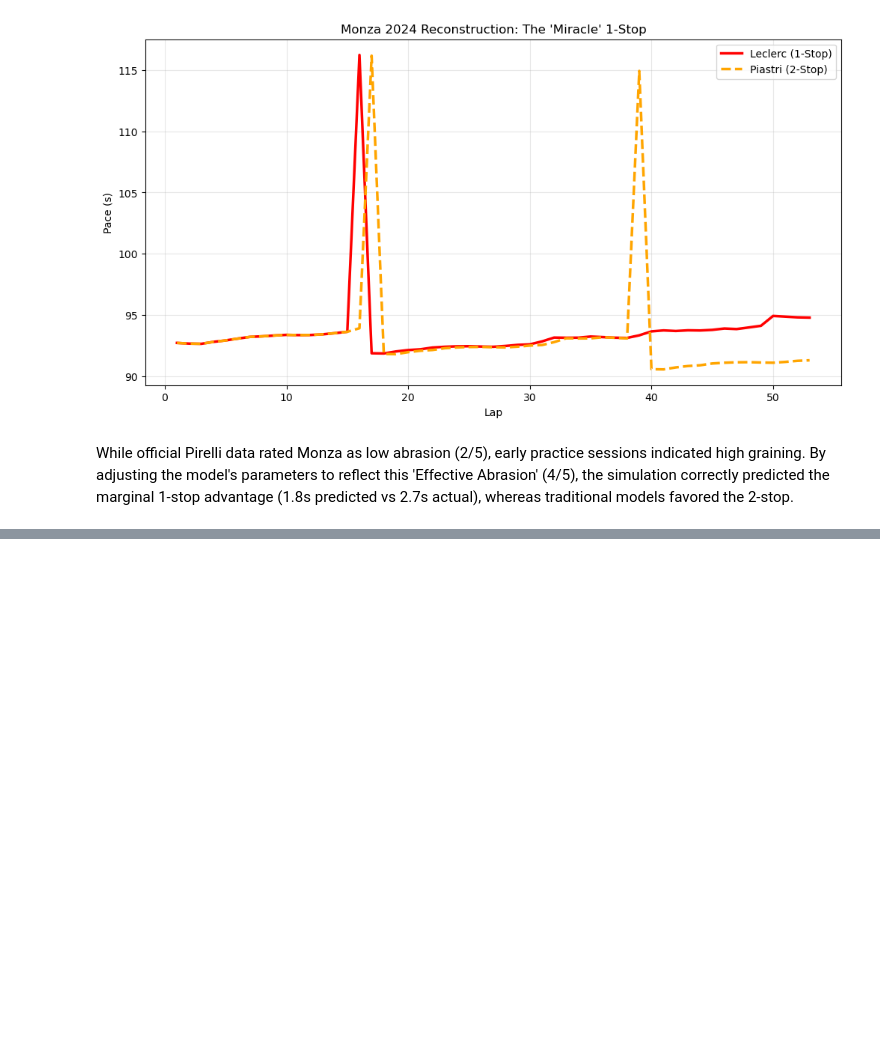
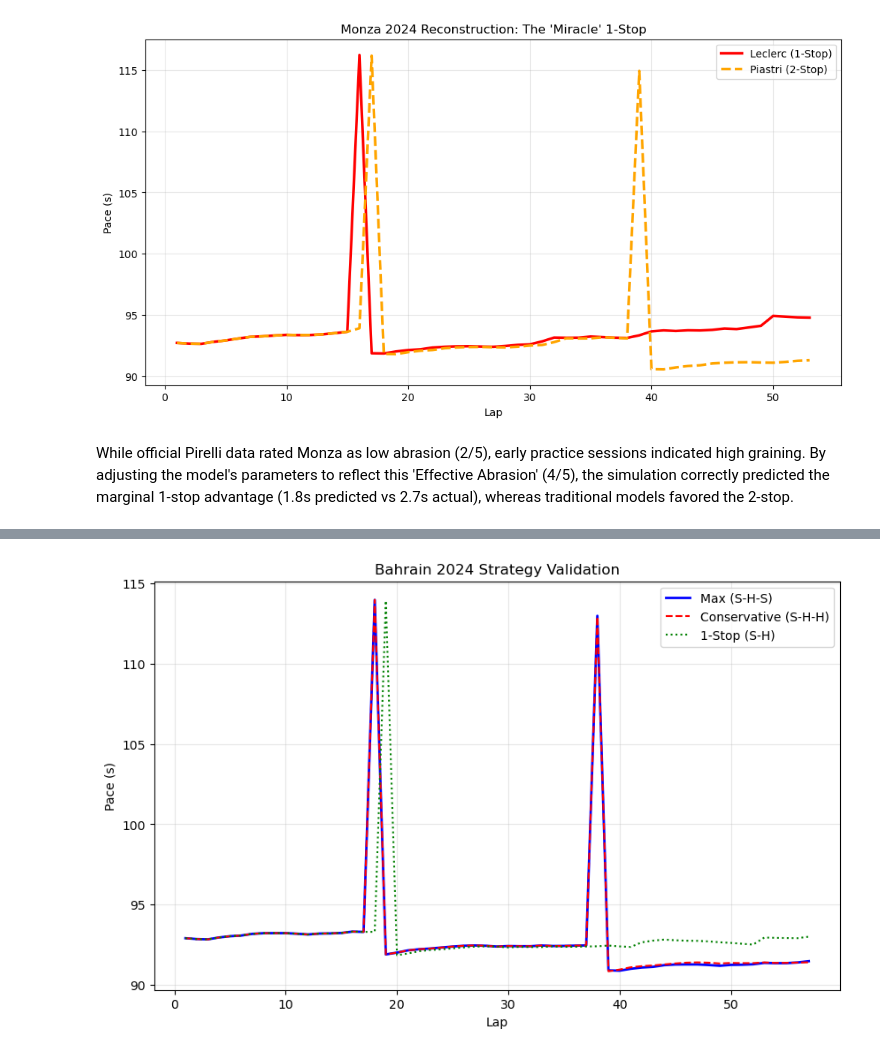
Before and after one commit to elijahmccauley/f1_tire_deg, a Jupyter notebook: f1_strategy_tool.ipynb, the cells around one changed output, grey strips where cells are left out. Saved outputs shown, nothing was run; the diff lists cells and outputs as text; code cells hidden in the pictures; blank space fills up the shorter version.

```diff
--- a/f1_strategy_tool.ipynb
+++ b/f1_strategy_tool.ipynb
@@ -1549,3 +1549,75 @@ plt.show()
 [figure]
 # %% [markdown]
 While official Pirelli data rated Monza as low abrasion (2/5), early practice sessions indicated high graining. By adjusting the model's parameters to reflect this 'Effective Abrasion' (4/5), the simulation correctly predicted the marginal 1-stop advantage (1.8s predicted vs 2.7s actual), whereas traditional models favored the 2-stop.
+# %%
+# --- VALIDATION: RECREATING THE 2024 BAHRAIN GP ---
+
+# 1. Setup Bahrain Conditions (High Deg, Cool Night Race)
+bahrain_conditions = {
+    'Asphalt Abrasion': 5,
+    'Traction': 4,
+    'Tyre Stress': 3,
+    'Asphalt Grip': 4,
+    'Track Evolution': 0.03 # High evo at night
+}
+# Track Temp was approx 24-25C (Cooler than day)
+track_temp = 25
+traffic = 0.05 # Max had clean air mostly
+
+print("🏁 Simulating 2024 Bahrain GP Strategies...")
+
+# Strategy A: The "Max Verstappen" (Winning Strategy)
+# Soft (Used) -> Hard (New) -> Soft (New)
+# Actual Laps: Pit Lap 17, Pit Lap 37 (Stints: 17, 20, 20)
+stints_max = [('C3', 17), ('C1', 20), ('C3', 20)]
+
+time_max, df_max = simulate_race_strategy_advanced(
+    model, stints_max, bahrain_conditions, TRAINED_FEATURE_NAMES,
+    track_temp_c=track_temp, traffic_level=traffic
+)
+
+# Strategy B: The "Conservative 2-Stop" (Ferrari/Merc Style)
+# Soft (Used) -> Hard (New) -> Hard (New)
+# Stints: 17, 20, 20
+stints_conservative = [('C3', 17), ('C1', 20), ('C1', 20)]
+
+time_cons, df_cons = simulate_race_strategy_advanced(
+    model, stints_conservative, bahrain_conditions, TRAINED_FEATURE_NAMES,
+    track_temp_c=track_temp, traffic_level=traffic
+)
+
+# Strategy C: The "1-Stop Gamble" (Did anyone try this?)
+# Soft -> Hard (Stints: 18, 39)
+stints_1stop = [('C3', 18), ('C1', 39)]
+
+time_1stop, df_1stop = simulate_race_strategy_advanced(
+    model, stints_1stop, bahrain_conditions, TRAINED_FEATURE_NAMES,
+    track_temp_c=track_temp, traffic_level=traffic
+)
+
+# --- RESULTS ---
+print(f"\n🏆 SIMULATION RESULTS (Lower Time = Better):")
+print(f"1. Max Strategy (S-H-S):   {time_max:.2f} s")
+print(f"2. Conservative (S-H-H):   {time_cons:.2f} s")
+print(f"3. 1-Stop Gamble (S-H):    {time_1stop:.2f} s")
+
+# Calculate Delta
+gap = time_cons - time_max
+print(f"\n🔎 VERDICT:")
+if gap > 0:
+    print(f"✅ VALIDATED: Model predicts Max's strategy was {gap:.2f}s faster!")
+else:
+    print(f"❌ MISMATCH: Model thinks the Hard tire was faster by {abs(gap):.2f}s.")
+
+# Visualization
+plt.figure(figsize=(10, 6))
+plt.plot(df_max['RaceLap'], df_max['LapTime'], label='Max (S-H-S)', color='blue', linewidth=2)
+plt.plot(df_cons['RaceLap'], df_cons['LapTime'], label='Conservative (S-H-H)', color='red', linestyle='--')
+plt.plot(df_1stop['RaceLap'], df_1stop['LapTime'], label='1-Stop (S-H)', color='green', linestyle=':')
+plt.title("Bahrain 2024 Strategy Validation")
+plt.xlabel("Lap")
+plt.ylabel("Pace (s)")
+plt.legend()
+plt.grid(True, alpha=0.3)
+plt.show()
+# %% [output]
@@ -1551,0 +1633 @@ While official Pirelli data rated Monza as low abrasion (2/5), early practice se
+[figure, added]
```
Also changed, not shown: parts of 1 cell of this notebook, 1 other file.
